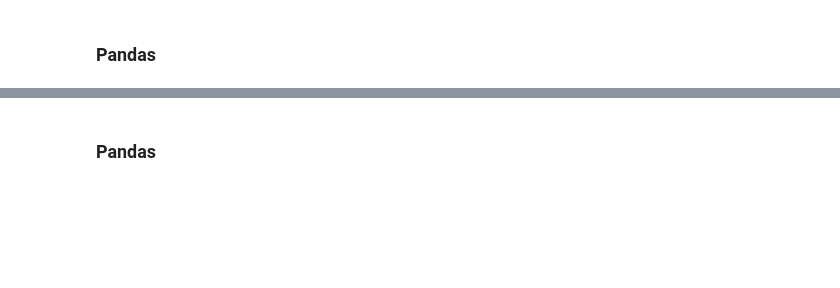
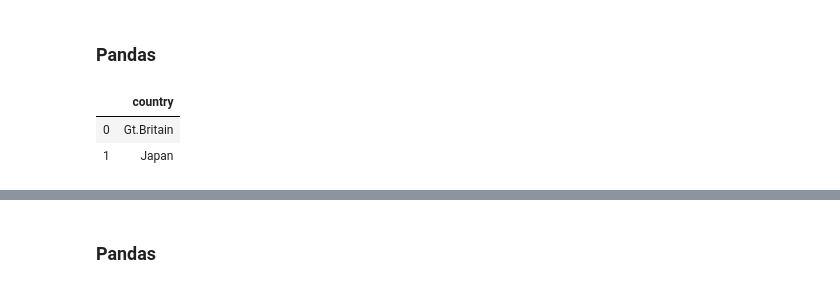
Before and after one commit to CrafterKolyan/mmp-practicum-sql-fall-2019, a Jupyter notebook: hw2-advanced-pandas/Korolev.ipynb, the cells around one changed output, grey strips where cells are left out. Saved outputs shown, nothing was run; the diff lists cells and outputs as text; code cells hidden in the pictures; blank space fills up the shorter version.

```diff
--- a/hw2-advanced-pandas/Korolev.ipynb
+++ b/hw2-advanced-pandas/Korolev.ipynb
@@ -62,9 +62,13 @@ battles.head()
 # %%
 # Воспользуйтесь командами groupby и nunique
 # Попробуйте решить задачу без использования merge и без дополнительных переменных
 # Разрешается отдельно не выделять True страны
 
-# your code here
+classes.groupby('country')[['type']].nunique().apply(lambda x: x[x == 2]).reset_index()[['country']]
+# %% [output]
+|  | country |
+| 0 | Gt.Britain |
+| 1 | Japan |
 # %% [markdown]
 # Задача 2.
 
```
Also changed, not shown: parts of 6 cells of this notebook.
